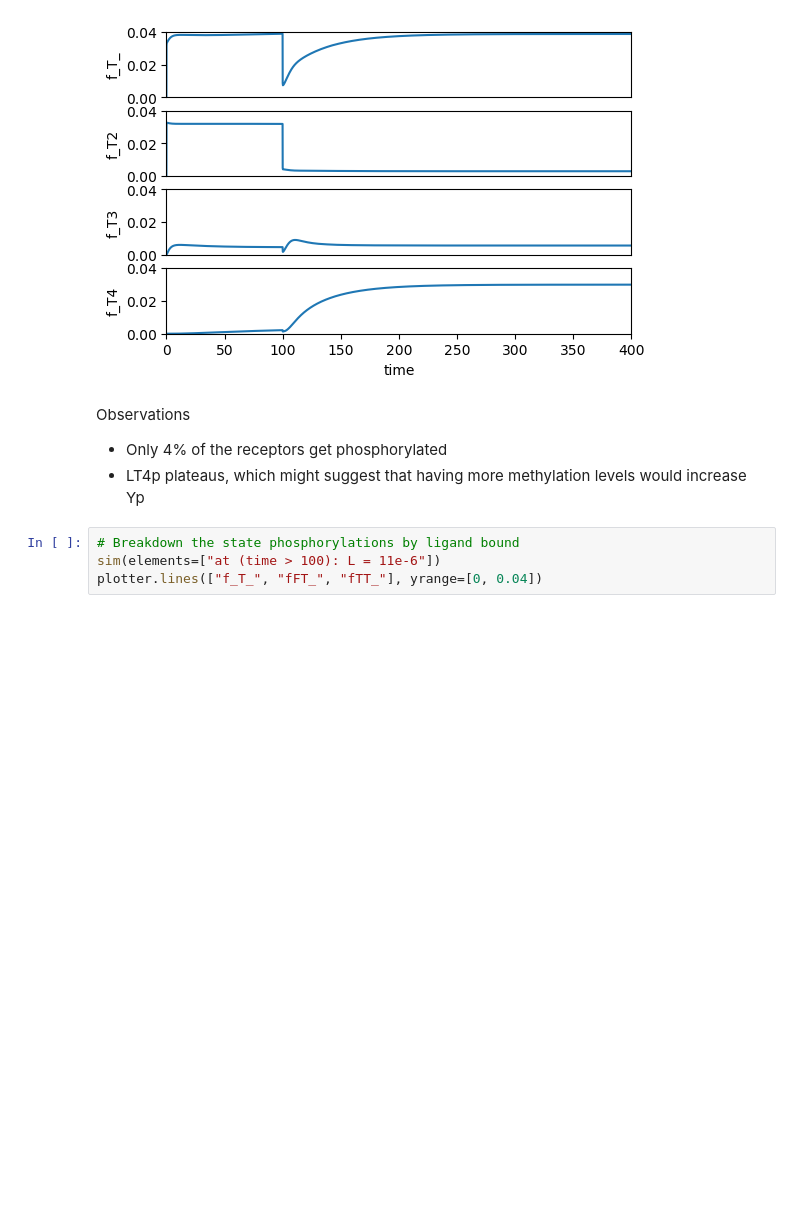
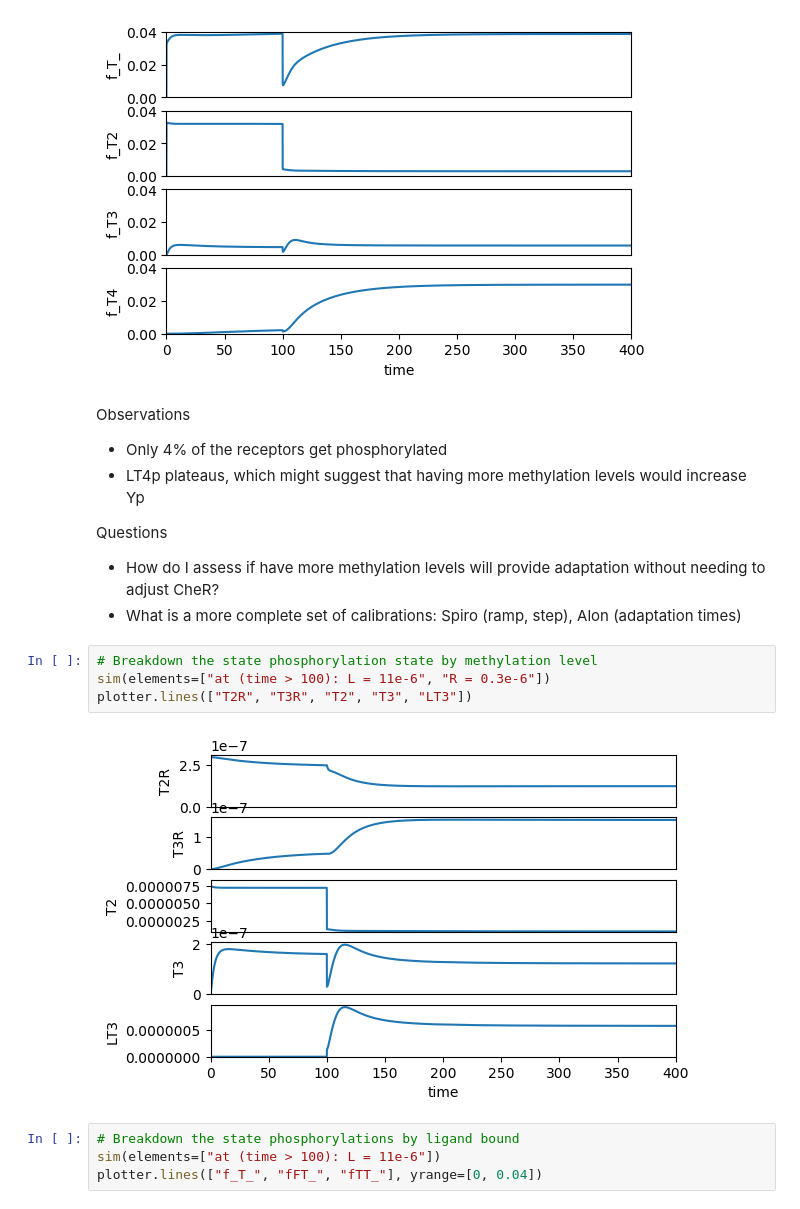
Before and after one commit to ScienceStacks/BioCellControl, a Jupyter notebook: Analysis/chemotaxis.ipynb, the cells around one changed output. Cells and saved outputs as stored; diff of their text form; blank space fills up the shorter version.

```diff
--- a/Analysis/chemotaxis.ipynb
+++ b/Analysis/chemotaxis.ipynb
@@ -163,6 +173,16 @@ plotter.lines(["f_T_", "f_T2", "f_T3", "f_T4"], yrange=[0,0.04])
 Observations
  - Only 4% of the receptors get phosphorylated
  - LT4p plateaus, which might suggest that having more methylation levels would increase Yp
+
+Questions
+- How do I assess if have more methylation levels will provide adaptation without needing to adjust CheR?
+- What is a more complete set of calibrations: Spiro (ramp, step), Alon (adaptation times)
+# %%
+# Breakdown the state phosphorylation state by methylation level
+sim(elements=["at (time > 100): L = 11e-6", "R = 0.3e-6"])
+plotter.lines(["T2R", "T3R", "T2", "T3", "LT3"])
+# %% [output]
+[figure, added]
 # %%
 # Breakdown the state phosphorylations by ligand bound
 sim(elements=["at (time > 100): L = 11e-6"])
```
Also changed, not shown: parts of 1 cell of this notebook, 6 other files.
